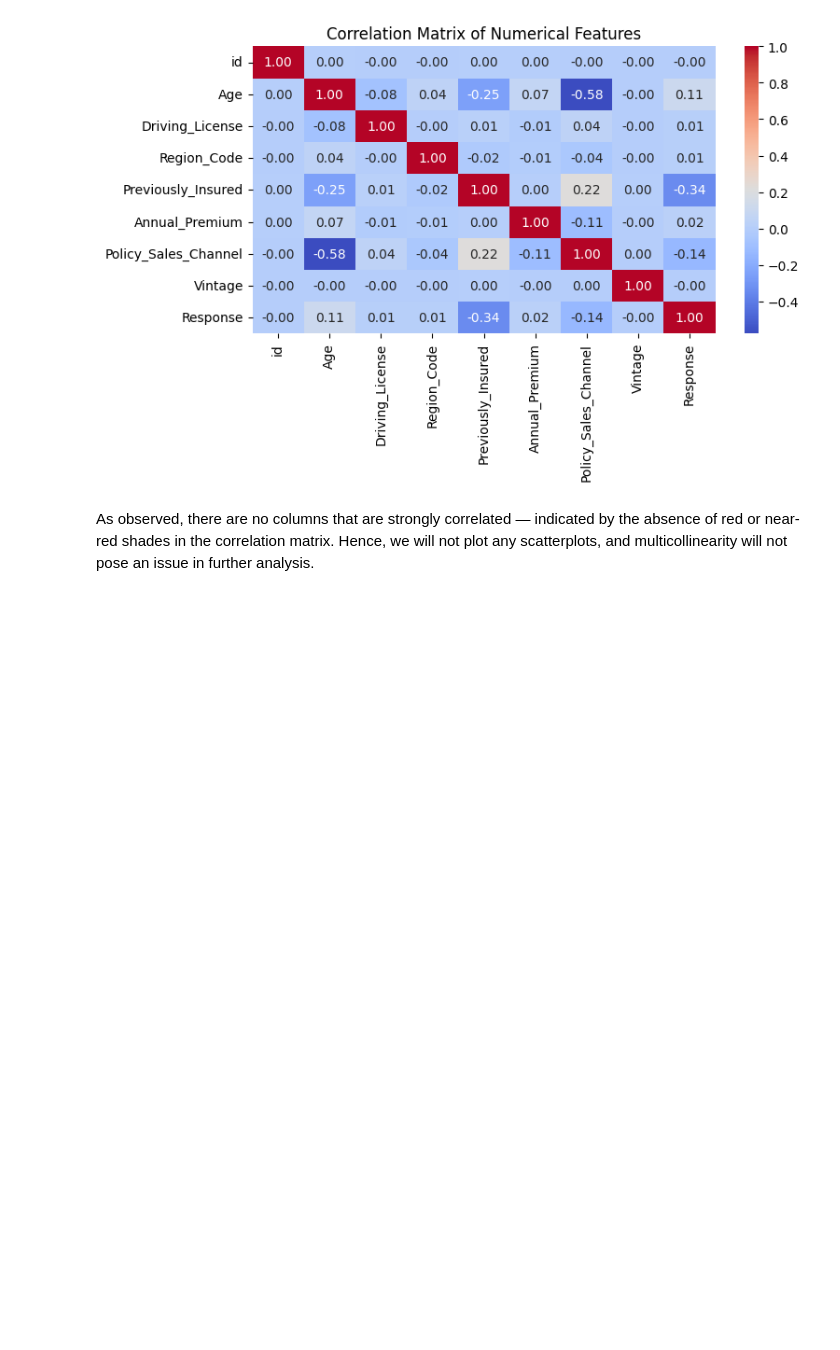
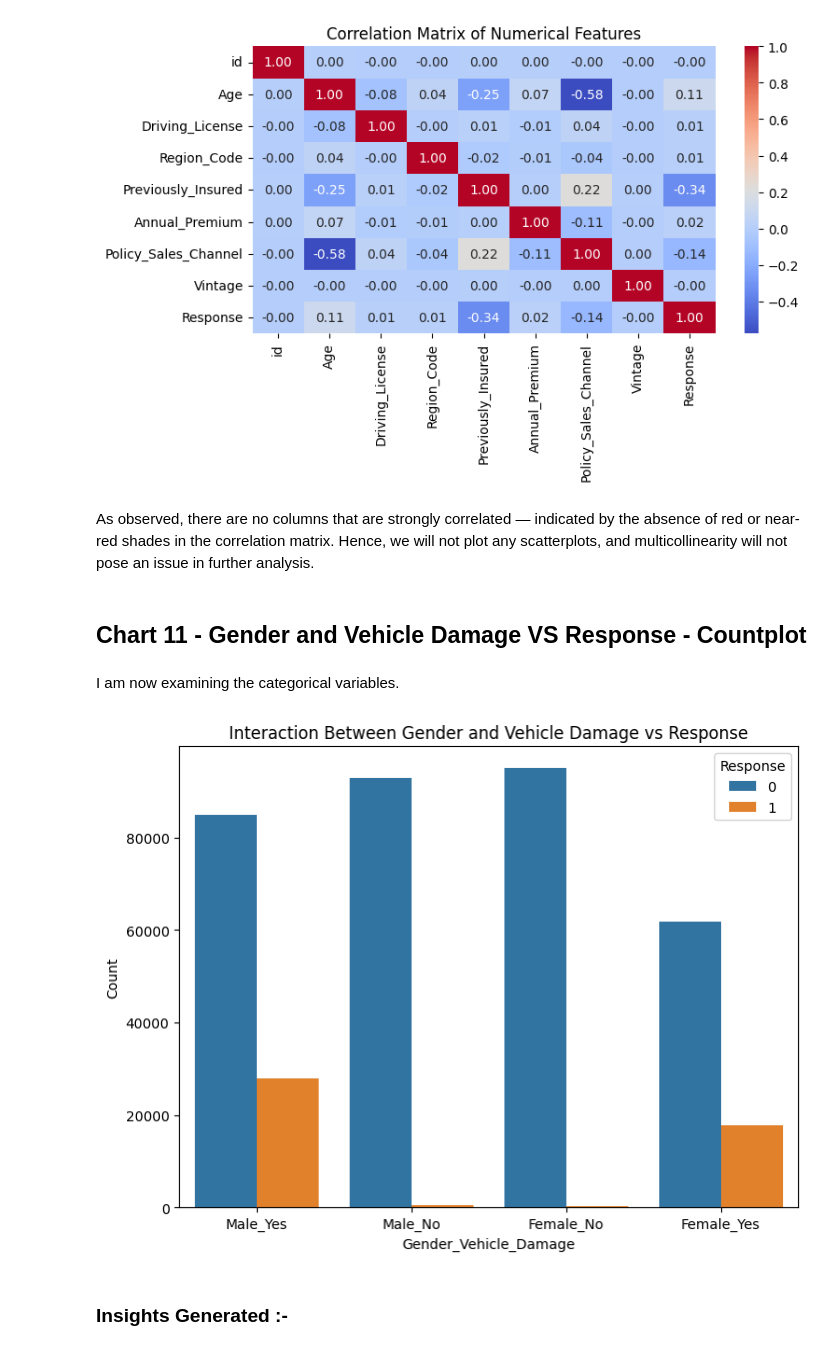
Before and after one commit to Ash99-commits/ML_Health_Insurance_Customers_CrossSell_Prediction, a Jupyter notebook: Health2Vehicle_CrossSell_Insurance_Prediction_by_Ashwani_Kumar_Patra.ipynb, the cells around one changed output. Saved outputs shown, nothing was run; the diff lists cells and outputs as text; code cells hidden in the pictures; blank space fills up the shorter version.

Commit message:
Successfully visualized and driven insights from Chart 11 - Gender and Vehicle Damage VS Response - Countplot

```diff
--- a/Health2Vehicle_CrossSell_Insurance_Prediction_by_Ashwani_Kumar_Patra.ipynb
+++ b/Health2Vehicle_CrossSell_Insurance_Prediction_by_Ashwani_Kumar_Patra.ipynb
@@ -505,3 +505,22 @@ plt.show()
 [figure]
 # %% [markdown]
 As observed, there are no columns that are strongly correlated — indicated by the absence of red or near-red shades in the correlation matrix. Hence, we will not plot any scatterplots, and multicollinearity will not pose an issue in further analysis.
+# %% [markdown]
+## Chart 11 - Gender and Vehicle Damage VS Response - Countplot
+# %% [markdown]
+I am now examining the categorical variables.
+# %%
+# Creating a new column that combines Gender and Vehicle_Damage for visualization
+data['Gender_Vehicle_Damage'] = data['Gender'].astype(str) + '_' + data['Vehicle_Damage'].astype(str)
+
+# Plotting the chart
+plt.figure(figsize=(8, 6))
+sns.countplot(x='Gender_Vehicle_Damage', hue='Response', data=data)
+plt.title('Interaction Between Gender and Vehicle Damage vs Response')
+plt.xlabel('Gender_Vehicle_Damage')
+plt.ylabel('Count')
+plt.show()
+# %% [output]
+[figure, added]
+# %% [markdown]
+### Insights Generated :-
```
Also changed, not shown: parts of 1 cell of this notebook.
